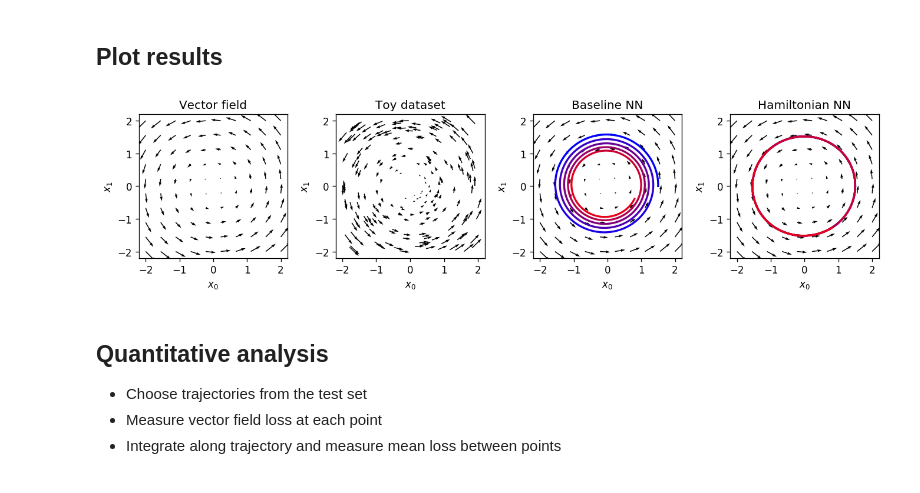
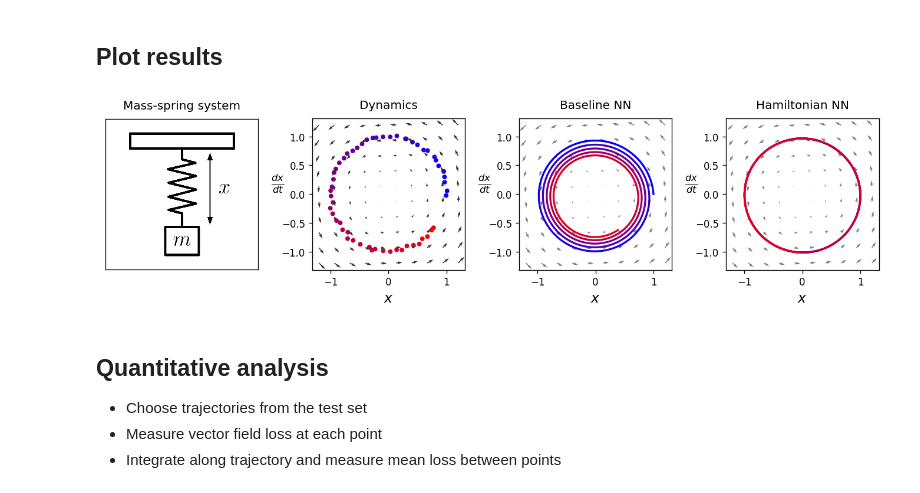
Before and after one commit to greydanus/hamiltonian-nn, a Jupyter notebook: analyze-toy.ipynb, the cells around one changed output. Cells and saved outputs as stored; diff of their text form; code cells hidden in the pictures.

```diff
--- a/analyze-toy.ipynb
+++ b/analyze-toy.ipynb
@@ -117,7 +115,7 @@ hnn_field = get_vector_field(hnn_model, gridsize=args.gridsize)
 
 # integrate along those fields starting from point (1,0)
 t_span = [0,30]
-y0 = np.asarray([1.5, 0])
+y0 = np.asarray([1., 0])
 kwargs = {'t_eval': np.linspace(t_span[0], t_span[1], 1000), 'rtol': 1e-12}
 base_ivp = integrate_model(base_model, t_span, y0, **kwargs)
 hnn_ivp = integrate_model(hnn_model, t_span, y0, **kwargs)
@@ -125,50 +123,58 @@ hnn_ivp = integrate_model(hnn_model, t_span, y0, **kwargs)
 ## Plot results
 # %%
 ###### PLOT ######
-fig = plt.figure(figsize=(11.3, 3), facecolor='white', dpi=DPI)
+fig = plt.figure(figsize=(11.3, 3.2), facecolor='white', dpi=DPI)
 
-# plot vector field
-ax = fig.add_subplot(1, 4, 1, frameon=True)
-ax.quiver(field['x'][:,0], field['x'][:,1], field['dx'][:,0], field['dx'][:,1],
-        cmap='gray_r', scale=ARROW_SCALE, width=ARROW_WIDTH)
-ax.set_xlabel("$x_0$") ; ax.set_ylabel("$x_1$")
-ax.set_title("Vector field")
+# plot physical system
+fig.add_subplot(1, 4, 1, frameon=True)
+plt.xticks([]) ;  plt.yticks([])
+schema = mpimg.imread(EXPERIMENT_DIR + '/mass-spring.png')
+plt.imshow(schema)
+plt.title("Mass-spring system", pad=10)
 
-# plot dataset
-ax = fig.add_subplot(1, 4, 2, frameon=True)
-ax.quiver(data['x'][:,0], data['x'][:,1], data['dx'][:,0], data['dx'][:,1],
-        cmap='gray_r', scale=ARROW_SCALE, width=ARROW_WIDTH)
-ax.set_xlabel("$x_0$") ; ax.set_ylabel("$x_1$")
-ax.set_title("Toy dataset")
+# plot dynamics
+fig.add_subplot(1, 4, 2, frameon=True)
+x, y, dx, dy, t = get_trajectory(radius=1, thetas=[0, 1.8*np.pi], density=10)
+N = len(x)
+point_colors = [(i/N, 0, 1-i/N) for i in range(N)]
+plt.scatter(x,y, s=14, label='data', c=point_colors)
+
+plt.quiver(field['x'][:,0], field['x'][:,1], field['dx'][:,0], field['dx'][:,1],
+        cmap='gray_r', scale=ARROW_SCALE, width=ARROW_WIDTH, color=(.2,.2,.2))
+plt.xlabel("$x$", fontsize=14)
+plt.ylabel("$\\frac{dx}{dt}$", rotation=0, fontsize=14)
+plt.title("Dynamics", pad=10)
 
 # plot baseline
-ax = fig.add_subplot(1, 4, 3, frameon=True)
-ax.quiver(field['x'][:,0], field['x'][:,1], base_field[:,0], base_field[:,1],
-        cmap='gray_r', scale=ARROW_SCALE, width=ARROW_WIDTH)
+fig.add_subplot(1, 4, 3, frameon=True)
+plt.quiver(field['x'][:,0], field['x'][:,1], base_field[:,0], base_field[:,1],
+        cmap='gray_r', scale=ARROW_SCALE, width=ARROW_WIDTH, color=(.5,.5,.5))
 
 for i, l in enumerate(np.split(base_ivp['y'].T, LINE_SEGMENTS)):
     color = (float(i)/LINE_SEGMENTS, 0, 1-float(i)/LINE_SEGMENTS)
-    ax.plot(l[:,0],l[:,1],color=color, linewidth=LINE_WIDTH)
+    plt.plot(l[:,0],l[:,1],color=color, linewidth=LINE_WIDTH)
 
-ax.set_xlabel("$x_0$") ; ax.set_ylabel("$x_1$")
-ax.set_title("Baseline NN")
+plt.xlabel("$x$", fontsize=14)
+plt.ylabel("$\\frac{dx}{dt}$", rotation=0, fontsize=14)
+plt.title("Baseline NN", pad=10)
 
 # plot HNN
-ax = fig.add_subplot(1, 4, 4, frameon=True)
-ax.quiver(field['x'][:,0], field['x'][:,1], hnn_field[:,0], hnn_field[:,1],
-        cmap='gray_r', scale=ARROW_SCALE, width=ARROW_WIDTH)
+fig.add_subplot(1, 4, 4, frameon=True)
+plt.quiver(field['x'][:,0], field['x'][:,1], hnn_field[:,0], hnn_field[:,1],
+        cmap='gray_r', scale=ARROW_SCALE, width=ARROW_WIDTH, color=(.5,.5,.5))
 
 for i, l in enumerate(np.split(hnn_ivp['y'].T, LINE_SEGMENTS)):
     color = (float(i)/LINE_SEGMENTS, 0, 1-float(i)/LINE_SEGMENTS)
-    ax.plot(l[:,0],l[:,1],color=color, linewidth=LINE_WIDTH)
+    plt.plot(l[:,0],l[:,1],color=color, linewidth=LINE_WIDTH)
 
-ax.set_xlabel("$x_0$") ; ax.set_ylabel("$x_1$")
-ax.set_title("Hamiltonian NN")
+plt.xlabel("$x$", fontsize=14)
+plt.ylabel("$\\frac{dx}{dt}$", rotation=0, fontsize=14)
+plt.title("Hamiltonian NN", pad=10)
 
 plt.tight_layout() ; plt.show()
 fig.savefig('{}/toy{}.{}'.format(args.fig_dir, RK4, FORMAT))
 # %% [output]
-[figure, old version]
+[figure, new version]
 # %% [markdown]
 ## Quantitative analysis
 * Choose trajectories from the test set
```
Also changed, not shown: parts of 6 cells of this notebook, 29 other files.
